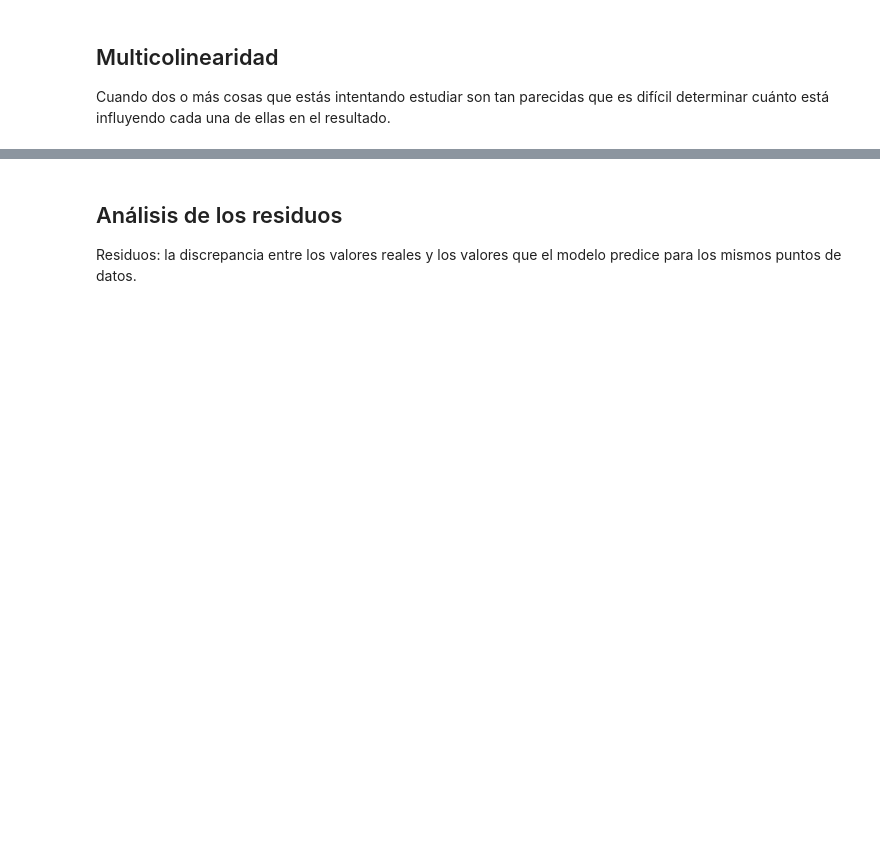
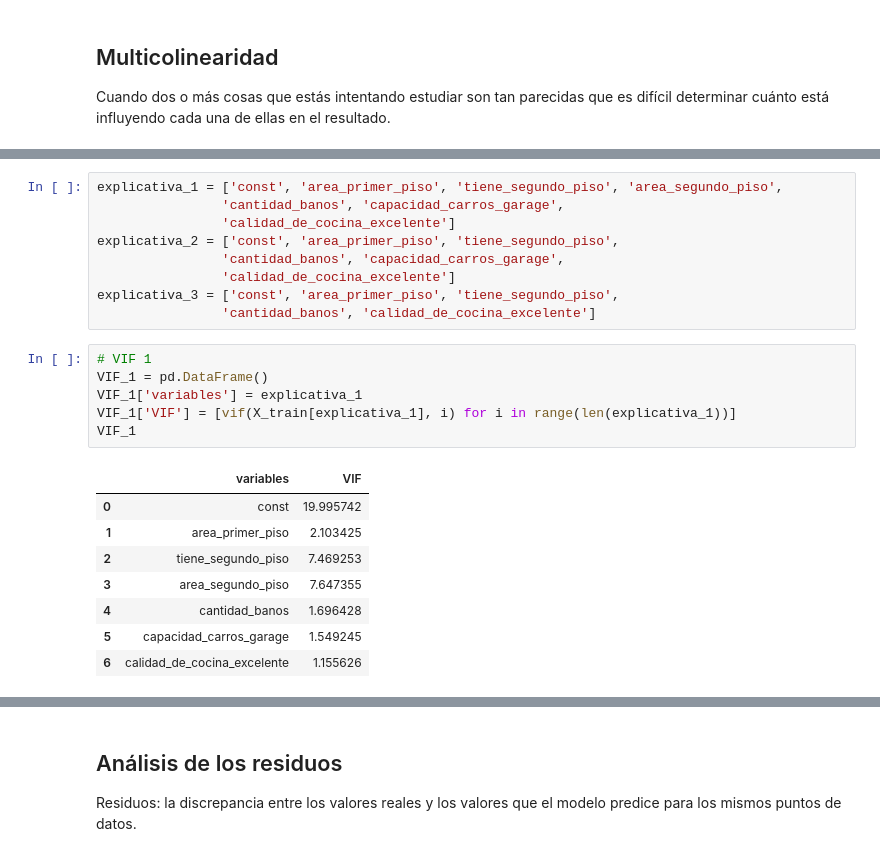
Before and after one commit to Starleen1996/Machine-Learning, a Jupyter notebook: precios_de_inmuebles_regresion_lineal.ipynb, the cells around one changed output, grey strips where cells are left out. Drawn from its saved outputs; the diff is of its cells as text; blank space fills up the shorter version.

```diff
--- a/precios_de_inmuebles_regresion_lineal.ipynb
+++ b/precios_de_inmuebles_regresion_lineal.ipynb
@@ -585,0 +737,24 @@ Cuando dos o más cosas que estás intentando estudiar son tan parecidas que es
+# %%
+explicativa_1 = ['const', 'area_primer_piso', 'tiene_segundo_piso', 'area_segundo_piso',
+                'cantidad_banos', 'capacidad_carros_garage',
+                'calidad_de_cocina_excelente']
+explicativa_2 = ['const', 'area_primer_piso', 'tiene_segundo_piso',
+                'cantidad_banos', 'capacidad_carros_garage',
+                'calidad_de_cocina_excelente']
+explicativa_3 = ['const', 'area_primer_piso', 'tiene_segundo_piso',
+                'cantidad_banos', 'calidad_de_cocina_excelente']
+# %%
+# VIF 1
+VIF_1 = pd.DataFrame()
+VIF_1['variables'] = explicativa_1
+VIF_1['VIF'] = [vif(X_train[explicativa_1], i) for i in range(len(explicativa_1))]
+VIF_1
+# %% [output]
+|  | variables | VIF |
+| 0 | const | 19.995742 |
+| 1 | area_primer_piso | 2.103425 |
+| 2 | tiene_segundo_piso | 7.469253 |
+| 3 | area_segundo_piso | 7.647355 |
+| 4 | cantidad_banos | 1.696428 |
+| 5 | capacidad_carros_garage | 1.549245 |
+| 6 | calidad_de_cocina_excelente | 1.155626 |
```
Also changed, not shown: parts of 38 cells of this notebook.
